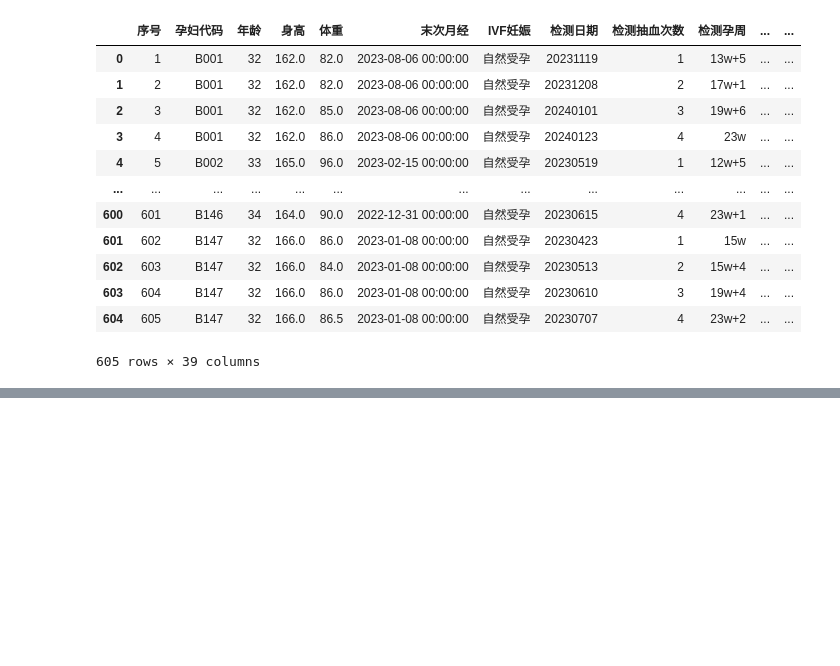
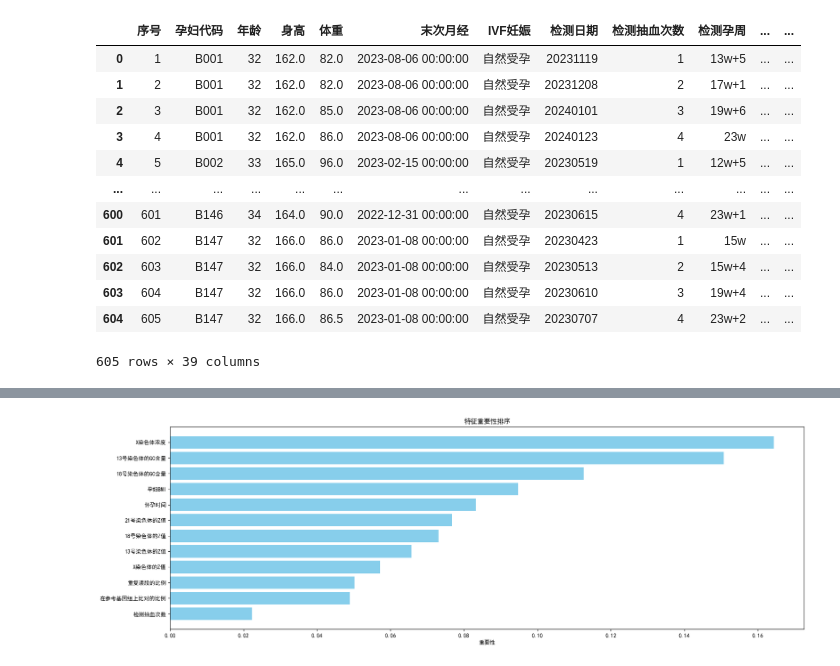
Before and after one commit to BoomberAsp/2025CUMCM, a Jupyter notebook: Q4.ipynb, the cells around one changed output, grey strips where cells are left out. Cells and saved outputs as stored; diff of their text form; code cells hidden in the pictures; blank space fills up the shorter version.

```diff
--- a/Q4.ipynb
+++ b/Q4.ipynb
@@ -129,3 +132,12 @@ data_q4
 | 603 | 604 | B147 | 32 | 166.0 | 86.0 | 2023-01-08 00:00:00 | 自然受孕 | 20230610 | 3 | 19w+4 | ... | ... |
 | 604 | 605 | B147 | 32 | 166.0 | 86.5 | 2023-01-08 00:00:00 | 自然受孕 | 20230707 | 4 | 23w+2 | ... | ... |
 605 rows × 39 columns
+# %%
+# 定义特征列名列表（用于模型输入的变量）
+features = [
+     '检测抽血次数', '孕妇BMI', '在参考基因组上比对的比例',
+    '重复读段的比例', '13号染色体的Z值', '18号染色体的Z值', '21号染色体的Z值',
+    'X染色体的Z值', 'X染色体浓度', '13号染色体的GC含量', '18号染色体的GC含量', '怀孕时间']
+# 删除任何特征列或目标列中包含缺失值的行
+data_q4 = data_q4.dropna(subset=features)
+data_q4
@@ -131,0 +158,63 @@ data_q4
+# %%
+# 定义目标变量列名（第一种异常分类）
+target1 = '二分类异常'
+
+# 提取特征矩阵X（所有特征列）和目标向量y（目标列）
+X = data_q4[features]
+y1 = data_q4[target1]
+
+# 将数据划分为训练集和测试集
+X_train, X_test, y1_train, y1_test = train_test_split(
+    X, y1,
+    test_size=0.3,  # 测试集占30%
+    random_state=42,  # 随机种子确保结果可复现
+    stratify=y1  # 保持训练集和测试集中目标变量的类别比例相同
+)
+
+# 初始化随机森林分类器
+rf1 = RandomForestClassifier(
+    n_estimators=100,  # 森林中树的数量
+    max_features='sqrt',  # 每棵树考虑的特征数
+    bootstrap=True,  # 使用bootstrap采样构建每棵树
+    oob_score=True,  # 计算袋外分数（out-of-bag score）
+    random_state=42,  # 固定随机状态
+    class_weight='balanced'  # 自动平衡类别权重
+)
+
+# 在训练集上训练模型
+rf1.fit(X_train, y1_train)
+
+# 在测试集上进行预测
+y1_pred = rf.predict(X_test)
+
+# 打印分类报告（包含精确度、召回率、F1分数等指标）
+print("\n模型评估报告:")
+print(classification_report(y1_test, y1_pred))
+
+# 计算并打印准确率
+print("准确率:", accuracy_score(y1_test, y1_pred))
+
+# 打印袋外分数（OOB Score）- 随机森林特有的评估指标
+print("袋外分数:", rf1.oob_score_)
+def plot_feature_importances(rf):
+    # 创建特征重要性DataFrame
+    feature_importances = pd.DataFrame({
+    'Feature': features,  # 特征名称
+    'Importance': rf.feature_importances_  # 特征重要性得分
+    }).sort_values(by='Importance')  # 按重要性排序
+
+    plt.rcParams['font.sans-serif'] = ['SimHei']  # 设置中文字体
+    # 创建水平条形图展示特征重要性
+    plt.figure(figsize=(18, 6))  # 设置图形大小
+    plt.barh(
+        feature_importances['Feature'],  # y轴：特征名称
+        feature_importances['Importance'],  # x轴：重要性得分
+        color='skyblue'  # 条形颜色
+    )
+    plt.xlabel('重要性')  # x轴标签
+    plt.title('特征重要性排序')  # 图表标题
+    plt.tight_layout()  # 自动调整子图参数
+    plt.show()  # 显示图形
+
+plot_feature_importances(rf1)
+# %% [output]
@@ -131,0 +233 @@ data_q4
+[figure, added]
```
Also changed, not shown: parts of 4 cells of this notebook, 1 other file.
